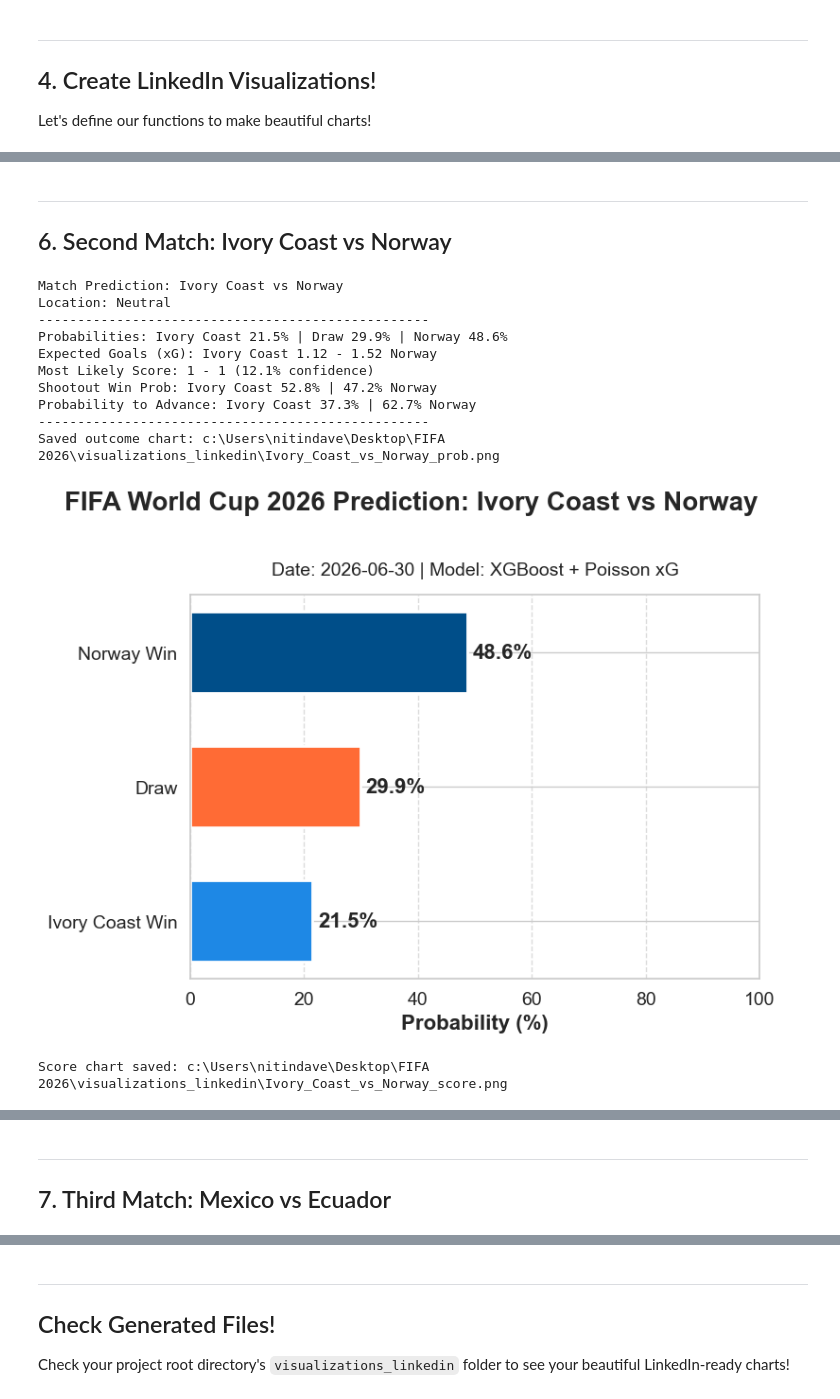
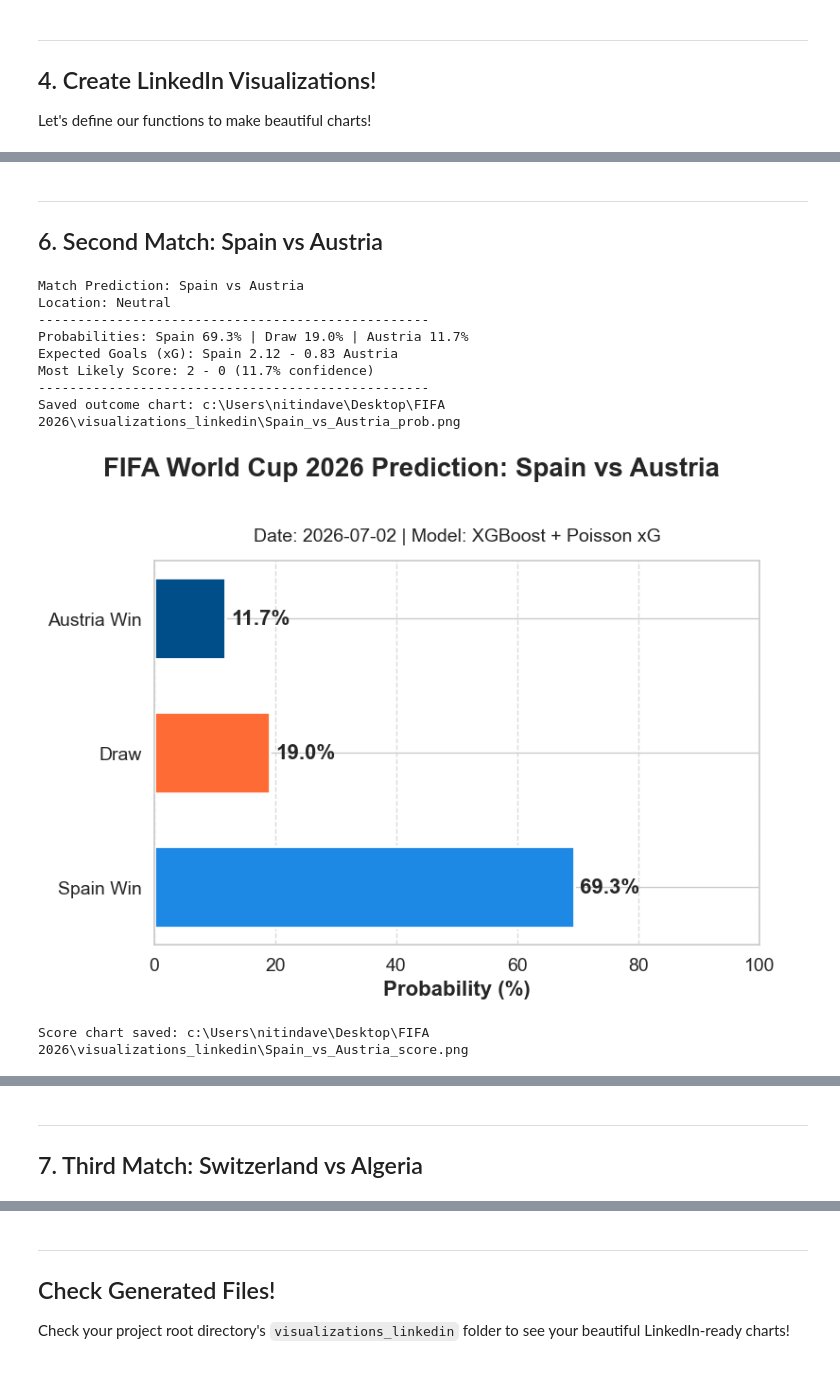
Before and after one commit to nitindavegit/FIFA-2026-Predictions, a Jupyter notebook: notebooks/04_LinkedIn_Presentation.ipynb, the cells around one changed output, grey strips where cells are left out. Cells and saved outputs as stored; diff of their text form; code cells hidden in the pictures.

```diff
--- a/notebooks/04_LinkedIn_Presentation.ipynb
+++ b/notebooks/04_LinkedIn_Presentation.ipynb
@@ -85,7 +85,7 @@ matches[['home_team', 'away_team', 'tournament']]
 
 Let's define our functions to make beautiful charts!
 # %%
-def generate_outcome_chart(home_team, away_team, probs, date_str="2026-06-30", prediction=None):
+def generate_outcome_chart(home_team, away_team, probs, date_str="2026-07-02", prediction=None):
     fig, ax = plt.subplots(figsize=FIGSIZE, dpi=DPI)
 
     has_advance = prediction is not None and 'advance_probs' in prediction
@@ -135,7 +135,7 @@ def generate_outcome_chart(home_team, away_team, probs, date_str="2026-06-30", p
     plt.show()
     plt.close(fig)
 # %%
-def generate_score_heatmap(home_team, away_team, home_xg, away_xg, date_str="2026-06-30", prediction=None):
+def generate_score_heatmap(home_team, away_team, home_xg, away_xg, date_str="2026-07-02", prediction=None):
     fig, (ax_heatmap, ax_summary) = plt.subplots(ncols=2, figsize=FIGSIZE, dpi=DPI, gridspec_kw={'width_ratios': [3, 1]})
 
     max_goals=5
@@ -204,7 +204,7 @@ def generate_score_heatmap(home_team, away_team, home_xg, away_xg, date_str="202
 # %%
-pred = predict_match("France", "Sweden")
+pred = predict_match("Portugal", "Croatia")
 if pred:
     probs, (home_xg, away_xg) = pred['probs'], pred['xg']
-    generate_outcome_chart("France", "Sweden", probs)
-    generate_score_heatmap("France", "Sweden", home_xg, away_xg)
+    generate_outcome_chart("Portugal", "Croatia", probs)
+    generate_score_heatmap("Portugal", "Croatia", home_xg, away_xg)
 # %% [output]
@@ -222,22 +222,20 @@ Score chart saved: c:\Users\nitindave\Desktop\FIFA 2026\visualizations_linkedin\
 # %% [markdown]
 ---
-## 6. Second Match: Ivory Coast vs Norway
+## 6. Second Match: Spain vs Austria
 # %%
-pred = predict_match("Ivory Coast", "Norway")
+pred = predict_match("Spain", "Austria")
 if pred:
     probs, (home_xg, away_xg) = pred['probs'], pred['xg']
-    generate_outcome_chart("Ivory Coast", "Norway", probs)
-    generate_score_heatmap("Ivory Coast", "Norway", home_xg, away_xg)
+    generate_outcome_chart("Spain", "Austria", probs)
+    generate_score_heatmap("Spain", "Austria", home_xg, away_xg)
 # %% [output]
-Match Prediction: Ivory Coast vs Norway
+Match Prediction: Spain vs Austria
 Location: Neutral
 --------------------------------------------------
-Probabilities: Ivory Coast 21.5% | Draw 29.9% | Norway 48.6%
-Expected Goals (xG): Ivory Coast 1.12 - 1.52 Norway
-Most Likely Score: 1 - 1 (12.1% confidence)
-Shootout Win Prob: Ivory Coast 52.8% | 47.2% Norway
-Probability to Advance: Ivory Coast 37.3% | 62.7% Norway
+Probabilities: Spain 69.3% | Draw 19.0% | Austria 11.7%
+Expected Goals (xG): Spain 2.12 - 0.83 Austria
+Most Likely Score: 2 - 0 (11.7% confidence)
 --------------------------------------------------
-Saved outcome chart: c:\Users\nitindave\Desktop\FIFA 2026\visualizations_linkedin\Ivory_Coast_vs_Norway_prob.png
+Saved outcome chart: c:\Users\nitindave\Desktop\FIFA 2026\visualizations_linkedin\Spain_vs_Austria_prob.png
-[figure, old version]
+[figure, new version]
-Score chart saved: c:\Users\nitindave\Desktop\FIFA 2026\visualizations_linkedin\Ivory_Coast_vs_Norway_score.png
+Score chart saved: c:\Users\nitindave\Desktop\FIFA 2026\visualizations_linkedin\Spain_vs_Austria_score.png
@@ -245,4 +243,4 @@ Score chart saved: c:\Users\nitindave\Desktop\FIFA 2026\visualizations_linkedin\
 # %% [markdown]
 ---
-## 7. Third Match: Mexico vs Ecuador
+## 7. Third Match: Switzerland vs Algeria
 # %%
```
Also changed, not shown: parts of 5 cells of this notebook.
